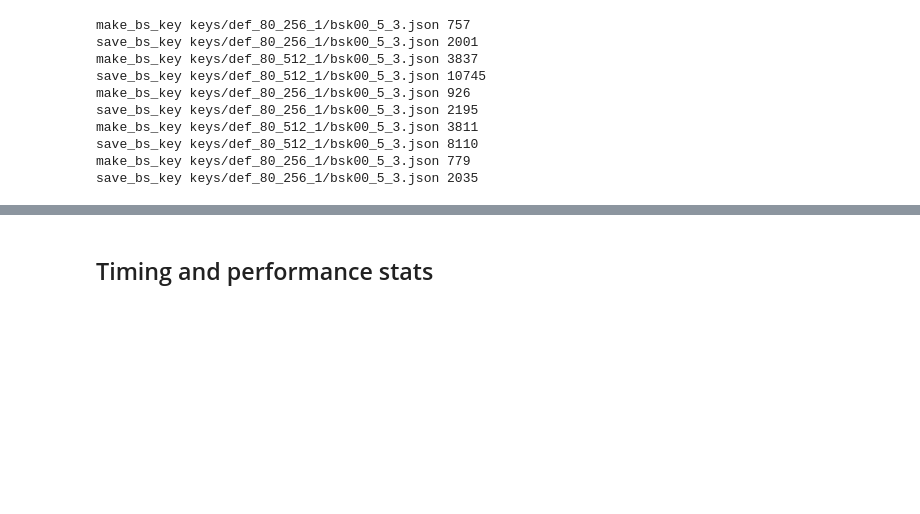
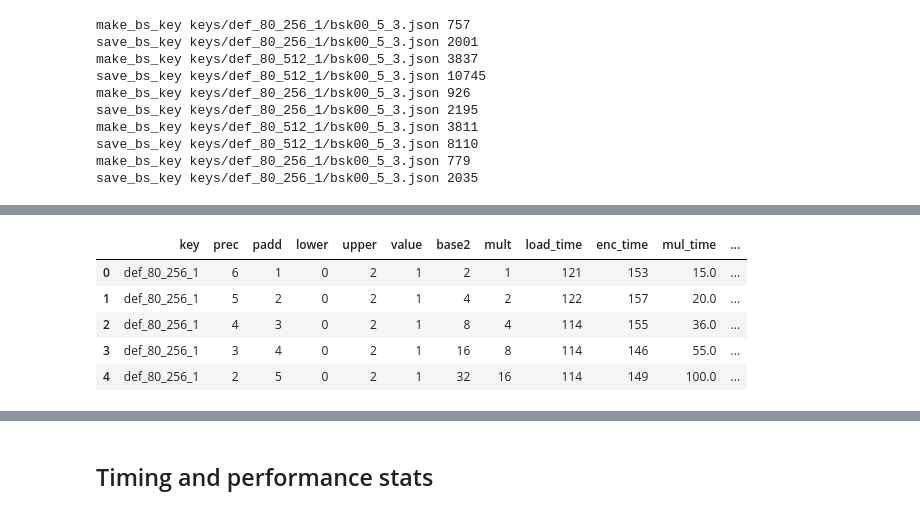
Before and after one commit to rickardbrannvall/HEIDA, a Jupyter notebook: examples/test_performance/basic_stats.ipynb, the cells around one changed output, grey strips where cells are left out. Drawn from its saved outputs; the diff is of its cells as text; code cells hidden in the pictures; blank space fills up the shorter version.

```diff
--- a/examples/test_performance/basic_stats.ipynb
+++ b/examples/test_performance/basic_stats.ipynb
@@ -233,0 +257,21 @@ df.pivot_table(values="time", index=["test","level"], columns=["key","base log"]
+# %%
+temp = subprocess.getoutput("cat add_tree_log.txt")
+# print(temp)
+
+def splitter(test):
+    tmp = test.split()
+    tst = tmp[0].split("/")[1:2]
+    tst += tmp[1:]
+    return tst
+
+#len(splitter(temp.split("\n")[0]))
+
+df_add = pd.DataFrame([splitter(line) for line in temp.split("\n")],
+        columns=["key", "prec", "padd", "lower", "upper", "value", "times",
+                 "load_time", "enc_time", "add_time", "dec_time", "answer"])
+df_add["answer"] = df_add["answer"].apply(float)
+df_add["times"] = df_add["times"].apply(int)
+df_add["add_time"] = df_add["add_time"].apply(float)
+df_add["one time"] = df_add["add_time"]/(df_add["times"]-1)
+
+df_add.head()
@@ -233,0 +351,27 @@ df.pivot_table(values="time", index=["test","level"], columns=["key","base log"]
+# %%
+temp = subprocess.getoutput("cat mul_tree_log.txt")
+# print(temp)
+
+def splitter(test):
+    tmp = test.split()
+    tst = tmp[0].split("/")[1:2]
+    tst += tmp[1:]
+    return tst
+
+#len(splitter(temp.split("\n")[0]))
+
+df_mul = pd.DataFrame([splitter(line) for line in temp.split("\n")],
+    columns=["key", "prec", "padd", "lower", "upper", "value", "base2", "mult",
+                 "load_time", "enc_time", "mul_time", "dec_time", "answer"])
+df_mul["answer"] = df_mul["answer"].apply(float)
+df_mul["base2"] = df_mul["base2"].apply(int)
+df_mul["mul_time"] = df_mul["mul_time"].apply(float)
+
+df_mul.head()
+# %% [output]
+|  | key | prec | padd | lower | upper | value | base2 | mult | load_time | enc_time | mul_time | ... |
+| 0 | def_80_256_1 | 6 | 1 | 0 | 2 | 1 | 2 | 1 | 121 | 153 | 15.0 | ... |
+| 1 | def_80_256_1 | 5 | 2 | 0 | 2 | 1 | 4 | 2 | 122 | 157 | 20.0 | ... |
+| 2 | def_80_256_1 | 4 | 3 | 0 | 2 | 1 | 8 | 4 | 114 | 155 | 36.0 | ... |
+| 3 | def_80_256_1 | 3 | 4 | 0 | 2 | 1 | 16 | 8 | 114 | 146 | 55.0 | ... |
+| 4 | def_80_256_1 | 2 | 5 | 0 | 2 | 1 | 32 | 16 | 114 | 149 | 100.0 | ... |
```
Also changed, not shown: parts of 24 cells of this notebook, 8 other files.
